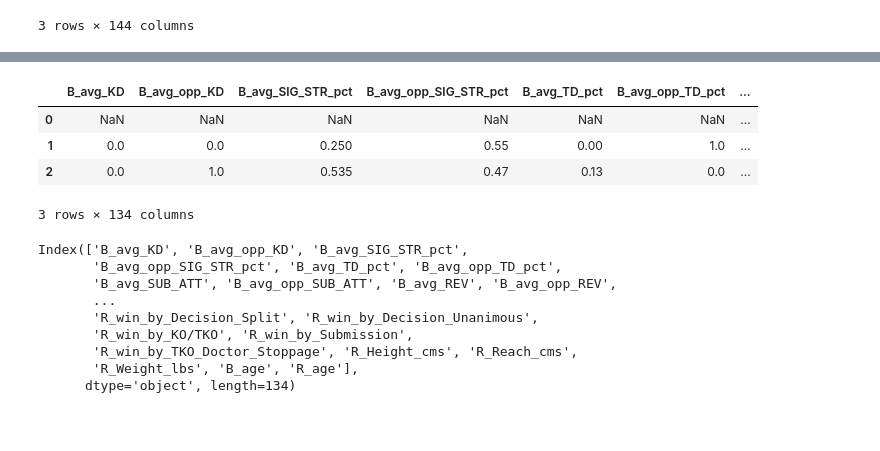
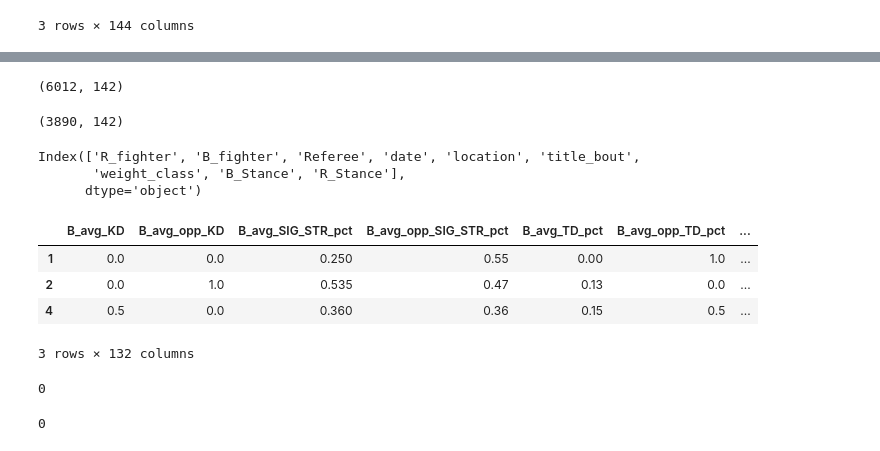
Before and after one commit to rhit-walkowae/ufcPredictionProject, a Jupyter notebook: DecisionTreeBrainstorming.ipynb, the cells around one changed output, grey strips where cells are left out. Drawn from its saved outputs; the diff is of its cells as text; code cells hidden in the pictures; blank space fills up the shorter version.

Commit message:
DecisionTreeWork+Baseline

```diff
--- a/DecisionTreeBrainstorming.ipynb
+++ b/DecisionTreeBrainstorming.ipynb
@@ -21,3 +27,9 @@ df.head(3)
 | 1 | Aaron Phillips | Matt Hobar | Kevin Nix | 8/23/2014 | Tulsa, Oklahoma, USA | Blue | False | Bantamweight | 0.0 | ... |
 | 2 | Aaron Riley | Justin Salas | Randy Corley | 7/27/2013 | Seattle, Washington, USA | Blue | False | Lightweight | 0.0 | ... |
 3 rows × 144 columns
+# %%
+nunique = df.nunique()
+cols_to_drop = nunique[nunique == 1].index
+print(cols_to_drop)
+df = df.drop(cols_to_drop, axis=1)
+df.head()
@@ -24,27 +45,43 @@ df.head(3)
+# %%
+print(df.shape)
+df = df.dropna()
+df.shape
+# %% [output]
+(6012, 142)
+(3890, 142)
 # %%
-df.drop('Winner', axis = 1)
-X_cat = df.select_dtypes(exclude=np.number)
+y = df.Winner
+df = df.drop('Winner', axis = 1)
+X_category = df.select_dtypes(exclude=np.number)
 X_numerical = df.select_dtypes(include=np.number)
-y = df.Winner
+
+print(X_category.columns)
 X_numerical.head(3)
 # %% [output]
+Index(['R_fighter', 'B_fighter', 'Referee', 'date', 'location', 'title_bout',
+       'weight_class', 'B_Stance', 'R_Stance'],
+      dtype='object')
 |  | B_avg_KD | B_avg_opp_KD | B_avg_SIG_STR_pct | B_avg_opp_SIG_STR_pct | B_avg_TD_pct | B_avg_opp_TD_pct | ... |
-| 0 | NaN | NaN | NaN | NaN | NaN | NaN | ... |
 | 1 | 0.0 | 0.0 | 0.250 | 0.55 | 0.00 | 1.0 | ... |
 | 2 | 0.0 | 1.0 | 0.535 | 0.47 | 0.13 | 0.0 | ... |
+| 4 | 0.5 | 0.0 | 0.360 | 0.36 | 0.15 | 0.5 | ... |
-3 rows × 134 columns
+3 rows × 132 columns
-# %%
-X_numerical.columns
-# %% [output]
-Index(['B_avg_KD', 'B_avg_opp_KD', 'B_avg_SIG_STR_pct',
-       'B_avg_opp_SIG_STR_pct', 'B_avg_TD_pct', 'B_avg_opp_TD_pct',
-       'B_avg_SUB_ATT', 'B_avg_opp_SUB_ATT', 'B_avg_REV', 'B_avg_opp_REV',
-       ...
-       'R_win_by_Decision_Split', 'R_win_by_Decision_Unanimous',
-       'R_win_by_KO/TKO', 'R_win_by_Submission',
-       'R_win_by_TKO_Doctor_Stoppage', 'R_Height_cms', 'R_Reach_cms',
-       'R_Weight_lbs', 'B_age', 'R_age'],
-      dtype='object', length=134)
+# %%
+
+
+X_num = X_numerical
+
+
+X_num = (X_num - X_num.mean())/X_num.std()
+print(X_num.isnull().sum().sum())
+# %% [output]
+0
+# %%
+X_cat = X_category.drop(['R_fighter', 'B_fighter', 'Referee', 'date', 'location', 'title_bout'],axis=1)
+X_cat=pd.get_dummies(X_cat)
+print(X_cat.isnull().sum().sum())
+# %% [output]
+0
 # %%
 X_cat.columns
 # %% [output]
```
Also changed, not shown: parts of 14 cells of this notebook, 1 other file.
